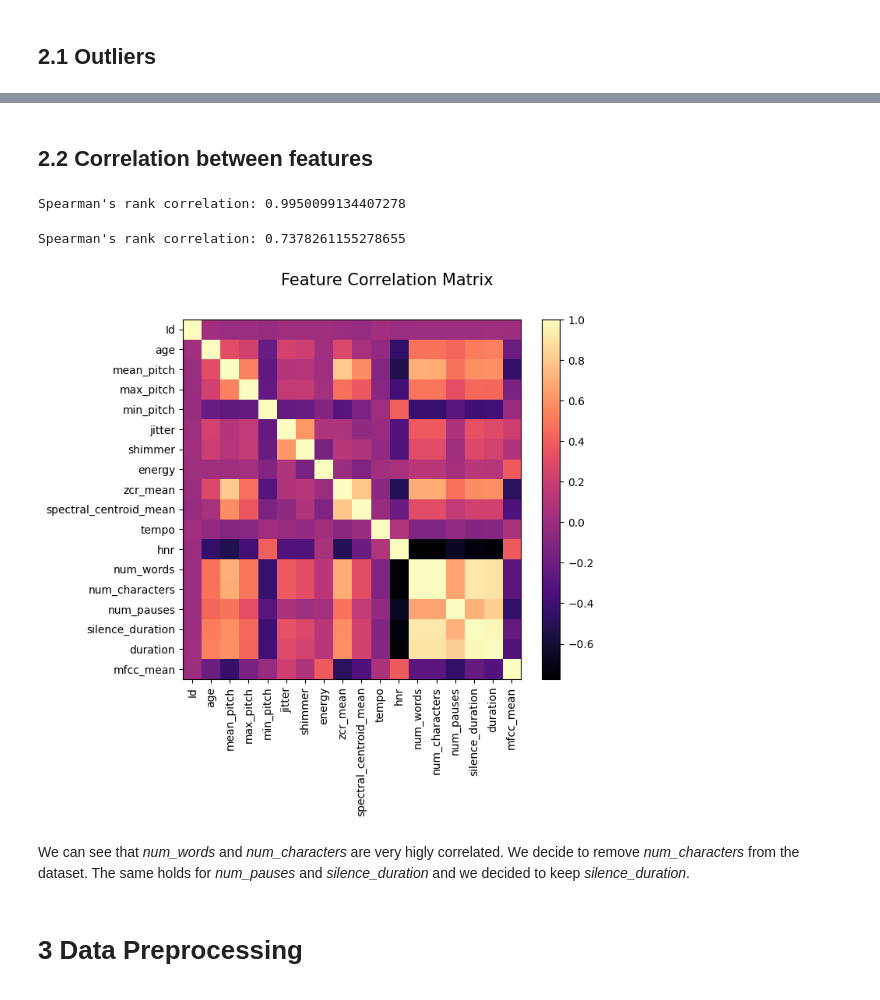
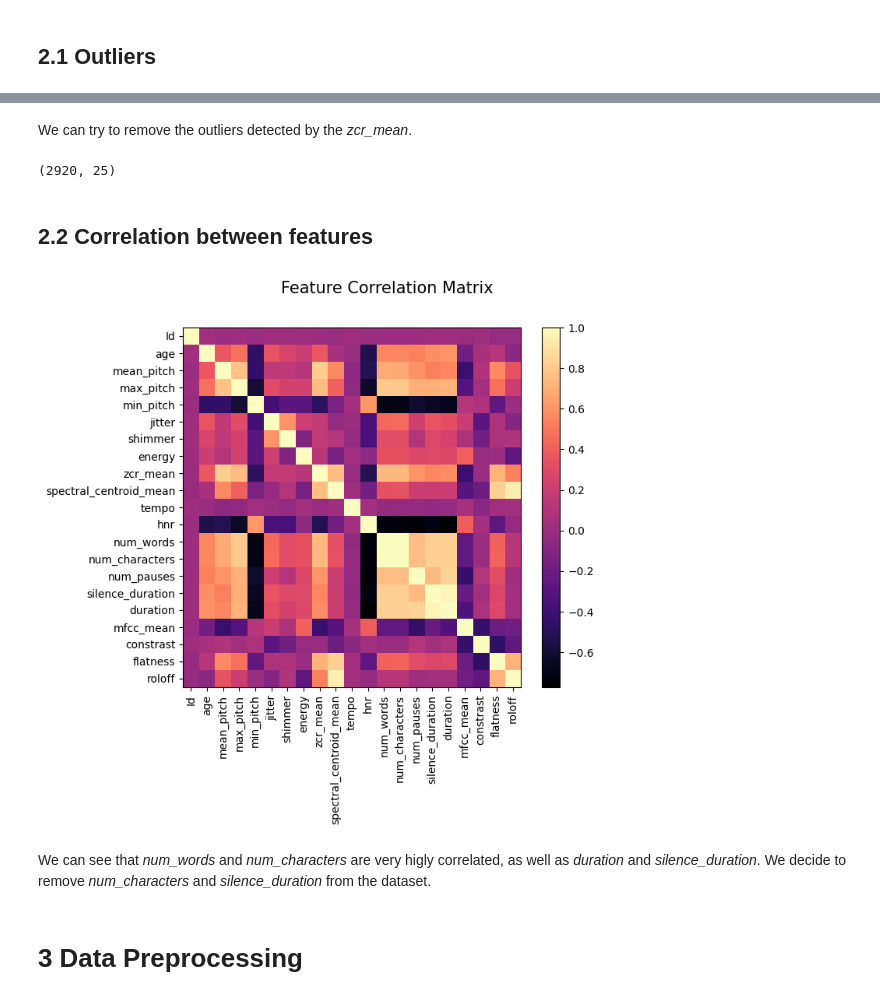
Before and after one commit to d4darius/DSL-AgeDetection, a Jupyter notebook: DSL-AgeDetection.ipynb, the cells around one changed output, grey strips where cells are left out. Saved outputs shown, nothing was run; the diff lists cells and outputs as text; code cells hidden in the pictures.

Commit message:
Added spectral features, zcr_mean outliers, correlated features

```diff
--- a/DSL-AgeDetection.ipynb
+++ b/DSL-AgeDetection.ipynb
@@ -74,18 +84,24 @@ def get_features(row):
     if os.path.isfile(file_path):
         y, sr = librosa.load(file_path, sr=row['sampling_rate'])
         mfcc = librosa.feature.mfcc(y=y, sr=sr, n_mfcc=10)
-        mfcc_mean = np.mean(np.mean(mfcc, axis=1) )
-        return librosa.get_duration(y=y, sr=sr), mfcc_mean
-    return np.nan, np.nan, np.nan
+        mfcc_mean = np.mean(np.mean(mfcc, axis=1))
+        spectral_contrast = librosa.feature.spectral_contrast(y=y, sr=sr)
+        spectral_contrast_mean = np.mean(np.mean(spectral_contrast, axis=1))
+        spectral_flatness = librosa.feature.spectral_flatness(y=y)
+        spectral_flatness_mean = np.mean(np.mean(spectral_flatness, axis=1))
+        spectral_rolloff = librosa.feature.spectral_rolloff(y=y, sr=sr)
+        spectral_rolloff_mean = np.mean(np.mean(spectral_rolloff, axis=1))
+        return librosa.get_duration(y=y, sr=sr), mfcc_mean, spectral_contrast_mean, spectral_flatness_mean, spectral_rolloff_mean
+    return np.nan, np.nan, np.nan, np.nan, np.nan
 # %%
-dev_df[['duration', 'mfcc_mean' ]] = dev_df.apply(get_features, axis=1, result_type='expand')
-eval_df[['duration', 'mfcc_mean']] = eval_df.apply(get_features, axis=1, result_type='expand')
+dev_df[['duration', 'mfcc_mean',  'constrast', 'flatness' ,'roloff' ]] = dev_df.apply(get_features, axis=1, result_type='expand')
+eval_df[['duration', 'mfcc_mean', 'constrast', 'flatness' ,'roloff']] = eval_df.apply(get_features, axis=1, result_type='expand')
 # %%
 # define a copy of the df to work on
 df = dev_df.copy()
 # %%
-df['tempo'] = df['tempo'].str.replace('[', '').str.replace(']', '').astype('float')
-eval_df['tempo'] = eval_df['tempo'].str.replace('[', '').str.replace(']', '').astype('float')
+df['tempo'] = df['tempo'].str.replace('[', '').str.replace(']', '').astype('float64')
+eval_df['tempo'] = eval_df['tempo'].str.replace('[', '').str.replace(']', '').astype('float64')
 df['tempo']
 # %% [output]
 0       151.999081
@@ -191,28 +177,29 @@ plt.show()
+# %% [markdown]
+We can try to remove the outliers detected by the *zcr_mean*.
+# %%
+Q1 = df['zcr_mean'].quantile(0.25)
+Q3 = df['zcr_mean'].quantile(0.75)
+IQR = Q3 - Q1
+
+df = df[(df['zcr_mean'] >= (Q1 - 1.5 * IQR)) & (df['zcr_mean'] <= (Q3 + 1.5 * IQR))]
+df.shape
+# %% [output]
+(2920, 25)
 # %% [markdown]
 ## 2.2 Correlation between features
-# %%
-spearman_corr = dev_df['num_words'].corr(dev_df['num_characters'], method='spearman')
-print(f"Spearman's rank correlation: {spearman_corr}")
-# %% [output]
-Spearman's rank correlation: 0.9950099134407278
-# %%
-spearman_corr = dev_df['num_pauses'].corr(dev_df['silence_duration'], method='spearman')
-print(f"Spearman's rank correlation: {spearman_corr}")
-# %% [output]
-Spearman's rank correlation: 0.7378261155278655
 # %%
 # Plot correlation Matrix
-corr = df.drop(columns=['ethnicity','path','gender', 'sampling_rate']).corr()
+corr = df.drop(columns=['ethnicity','path','gender', 'sampling_rate']).corr(method='spearman')
 
 plt.figure(figsize=(7, 6))
 plt.imshow(corr, cmap='magma', interpolation='none', aspect='auto')
 plt.colorbar()
 plt.xticks(range(len(corr)), corr.columns, rotation='vertical')
 plt.yticks(range(len(corr)), corr.columns)
 plt.suptitle('Feature Correlation Matrix', fontsize=15)
 plt.show()
 # %% [output]
-[figure, old version]
+[figure, new version]
 # %% [markdown]
-We can see that *num_words* and *num_characters* are very higly correlated. We decide to remove *num_characters* from the dataset. The same holds for *num_pauses* and *silence_duration* and we decided to keep *silence_duration*.
+We can see that *num_words* and *num_characters* are very higly correlated, as well as *duration* and *silence_duration*. We decide to remove *num_characters* and *silence_duration* from the dataset.
 # %%
```
Also changed, not shown: parts of 21 cells of this notebook, 1 other file.
